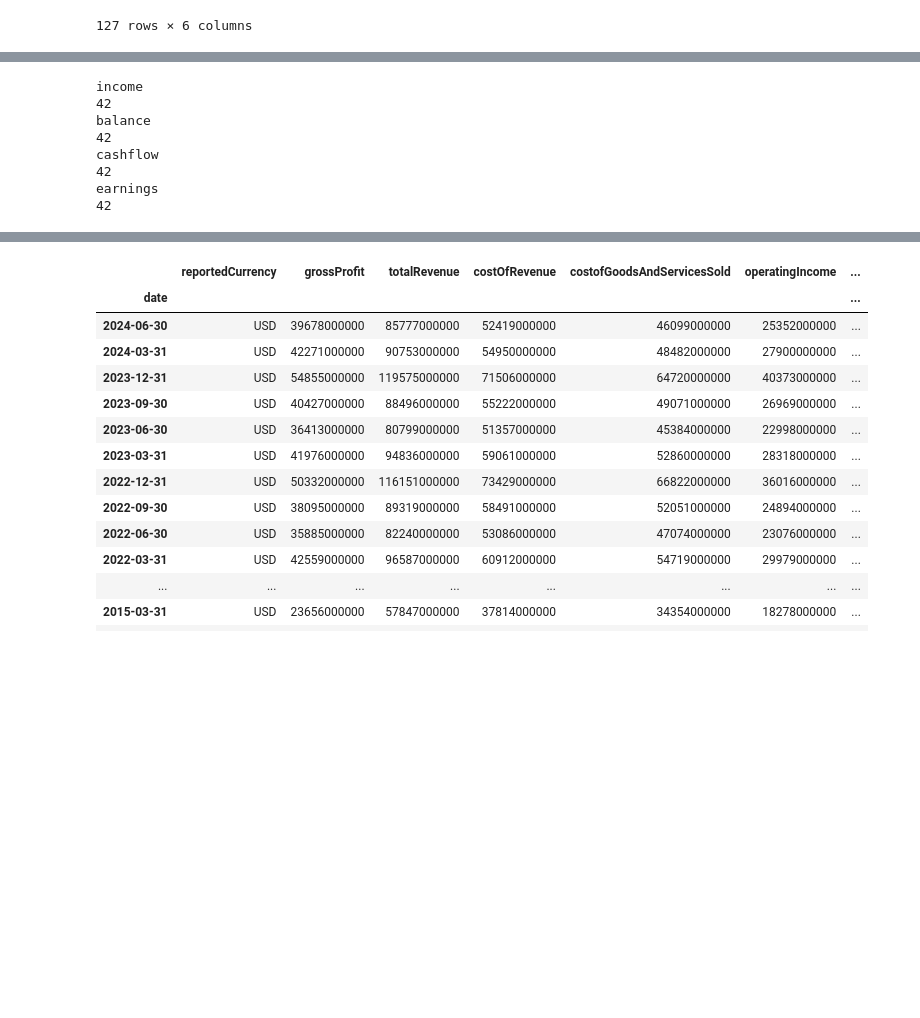
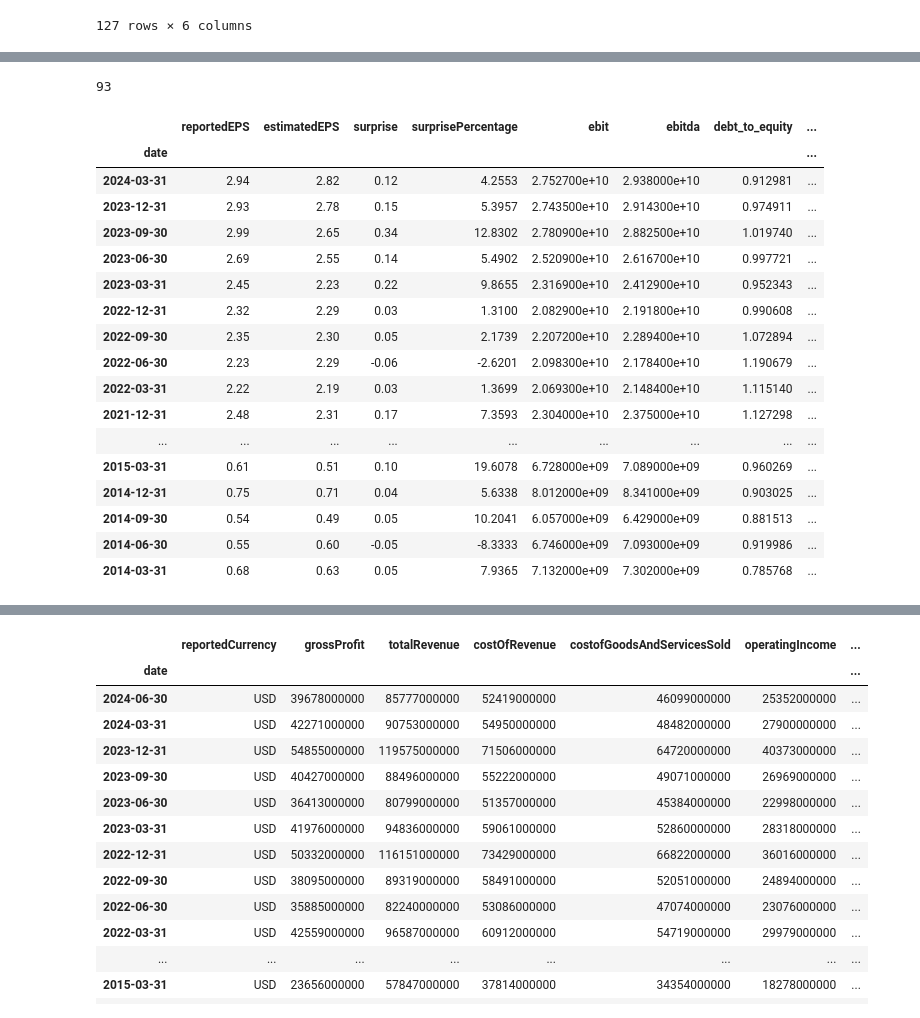
Before and after one commit to HiggsP10/Portfolio_Optimization, a Jupyter notebook: notebooks/arvind-alpha-vantage-2.ipynb, the cells around one changed output, grey strips where cells are left out. Saved outputs shown, nothing was run; the diff lists cells and outputs as text; code cells hidden in the pictures; blank space fills up the shorter version.

```diff
--- a/notebooks/arvind-alpha-vantage-2.ipynb
+++ b/notebooks/arvind-alpha-vantage-2.ipynb
@@ -139,17 +102,0 @@ for df in [df_income, df_balance, df_cashflow, df_earnings]:
-# %%
-financials = {'income':df_income,
-              'balance':df_balance,
-              'cashflow':df_cashflow,
-              'earnings':df_earnings}
-for i, df in financials.items():
-    print(i)
-    print(len(df))
-# %% [output]
-income
-42
-balance
-42
-cashflow
-42
-earnings
-42
@@ -157,0 +103,57 @@ df_financials = pd.concat([df_income, df_balance, df_cashflow, df_earnings],axis
+# %%
+#code to clean dataframes
+for df in [df_income, df_balance, df_cashflow, df_earnings]:
+
+    #if any dates are duplicated, keep the first one and drop the rest
+    df.drop_duplicates(subset='fiscalDateEnding',keep='first',inplace=True)
+
+    #drop all columns with at least 10 missing values
+    df.dropna(axis=1,thresh=df.shape[0]-10,inplace=True)
+
+    #convert the 'fiscalDateEnding' column to datetime and set it as the index
+    df['date'] = pd.to_datetime(df['fiscalDateEnding'])
+    df.drop(columns='fiscalDateEnding',inplace=True)
+    df.set_index('date',inplace=True)
+
+    #drop all rows corresponding to years before 2014
+    df.drop(df[df.index.year < 2014].index,inplace=True)
+
+#merge dataframes into one
+df_financials = pd.concat([df_income, df_balance, df_cashflow, df_earnings],axis=1,join='inner')
+#drop duplicate columns
+df_financials = df_financials.loc[:,~df_financials.columns.duplicated()]
+# %%
+
+len(df_financials.columns)
+# %% [output]
+93
+# %%
+df_ratios = df_financials[['reportedEPS','estimatedEPS','surprise','surprisePercentage','ebit',
+ 'ebitda']].astype(float)
+df_ratios['reportedDate'] = df_financials['reportedDate']
+# define various financial ratios from df_financials
+df_ratios['debt_to_equity'] = df_financials['totalLiabilities'].astype(float) / df_financials['totalShareholderEquity'].astype(float)
+df_ratios['current_ratio'] = df_financials['totalCurrentAssets'].astype(float) / df_financials['totalCurrentLiabilities'].astype(float)
+df_ratios['quick_ratio'] = (df_financials['totalCurrentAssets'].astype(float) - df_financials['inventory'].astype(float)) / df_financials['totalCurrentLiabilities'].astype(float)
+df_ratios['return_on_equity'] = df_financials['netIncome'].astype(float) / df_financials['totalShareholderEquity'].astype(float)
+# %%
+df_ratios
+# %% [output]
+|  | reportedEPS | estimatedEPS | surprise | surprisePercentage | ebit | ebitda | debt_to_equity | ... |
+| date |  |  |  |  |  |  |  | ... |
+| 2024-03-31 | 2.94 | 2.82 | 0.12 | 4.2553 | 2.752700e+10 | 2.938000e+10 | 0.912981 | ... |
+| 2023-12-31 | 2.93 | 2.78 | 0.15 | 5.3957 | 2.743500e+10 | 2.914300e+10 | 0.974911 | ... |
+| 2023-09-30 | 2.99 | 2.65 | 0.34 | 12.8302 | 2.780900e+10 | 2.882500e+10 | 1.019740 | ... |
+| 2023-06-30 | 2.69 | 2.55 | 0.14 | 5.4902 | 2.520900e+10 | 2.616700e+10 | 0.997721 | ... |
+| 2023-03-31 | 2.45 | 2.23 | 0.22 | 9.8655 | 2.316900e+10 | 2.412900e+10 | 0.952343 | ... |
+| 2022-12-31 | 2.32 | 2.29 | 0.03 | 1.3100 | 2.082900e+10 | 2.191800e+10 | 0.990608 | ... |
+| 2022-09-30 | 2.35 | 2.30 | 0.05 | 2.1739 | 2.207200e+10 | 2.289400e+10 | 1.072894 | ... |
+| 2022-06-30 | 2.23 | 2.29 | -0.06 | -2.6201 | 2.098300e+10 | 2.178400e+10 | 1.190679 | ... |
+| 2022-03-31 | 2.22 | 2.19 | 0.03 | 1.3699 | 2.069300e+10 | 2.148400e+10 | 1.115140 | ... |
+| 2021-12-31 | 2.48 | 2.31 | 0.17 | 7.3593 | 2.304000e+10 | 2.375000e+10 | 1.127298 | ... |
+| ... | ... | ... | ... | ... | ... | ... | ... | ... |
+| 2015-03-31 | 0.61 | 0.51 | 0.10 | 19.6078 | 6.728000e+09 | 7.089000e+09 | 0.960269 | ... |
+| 2014-12-31 | 0.75 | 0.71 | 0.04 | 5.6338 | 8.012000e+09 | 8.341000e+09 | 0.903025 | ... |
+| 2014-09-30 | 0.54 | 0.49 | 0.05 | 10.2041 | 6.057000e+09 | 6.429000e+09 | 0.881513 | ... |
+| 2014-06-30 | 0.55 | 0.60 | -0.05 | -8.3333 | 6.746000e+09 | 7.093000e+09 | 0.919986 | ... |
+| 2014-03-31 | 0.68 | 0.63 | 0.05 | 7.9365 | 7.132000e+09 | 7.302000e+09 | 0.785768 | ... |
```
Also changed, not shown: parts of 11 cells of this notebook, 7 other files.
